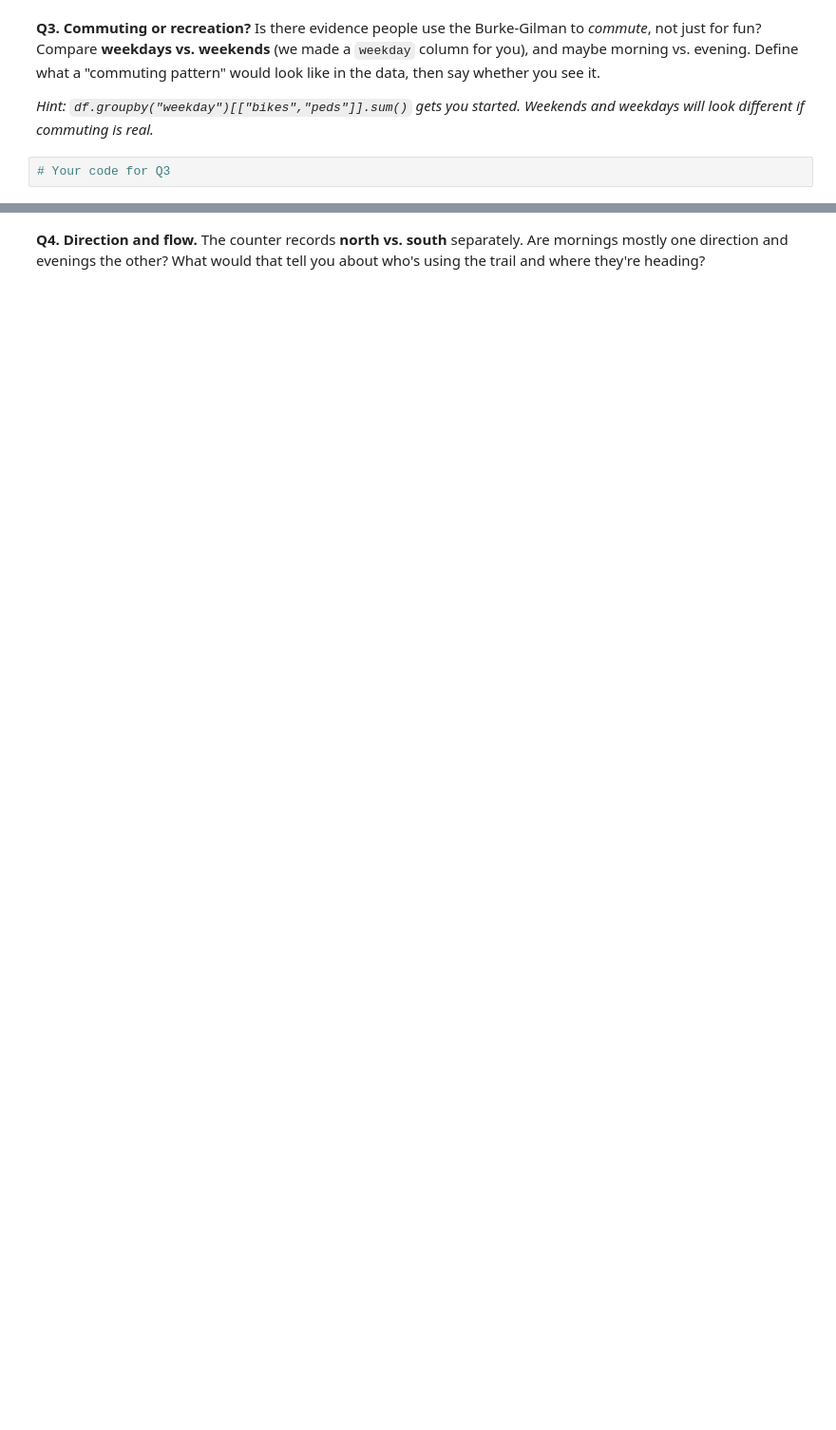
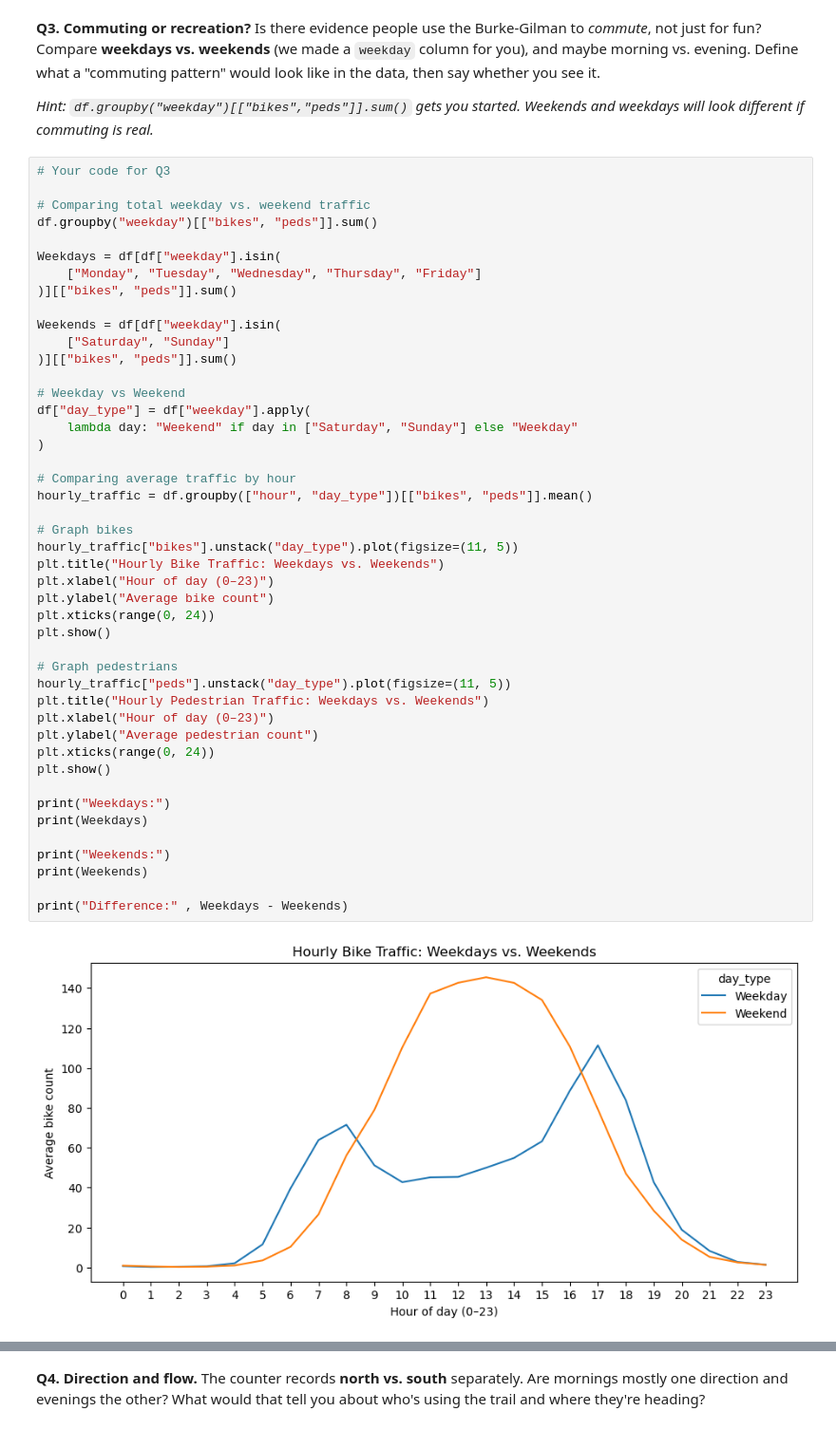
Before and after one commit to samantha0scalia/hcde-410, a Jupyter notebook: A1/A1.ipynb, the cells around one changed output, grey strips where cells are left out. Shown at 95% size. Cells and saved outputs as stored; diff of their text form; blank space fills up the shorter version.

```diff
--- a/A1/A1.ipynb
+++ b/A1/A1.ipynb
@@ -163,3 +198,48 @@ Is there evidence people use the Burke-Gilman to *commute*, not just for fun? Co
 *Hint: `df.groupby("weekday")[["bikes","peds"]].sum()` gets you started. Weekends and weekdays will look different if commuting is real.*
 # %%
 # Your code for Q3
+
+# Comparing total weekday vs. weekend traffic
+df.groupby("weekday")[["bikes", "peds"]].sum()
+
+Weekdays = df[df["weekday"].isin(
+    ["Monday", "Tuesday", "Wednesday", "Thursday", "Friday"]
+)][["bikes", "peds"]].sum()
+
+Weekends = df[df["weekday"].isin(
+    ["Saturday", "Sunday"]
+)][["bikes", "peds"]].sum()
+
+# Weekday vs Weekend
+df["day_type"] = df["weekday"].apply(
+    lambda day: "Weekend" if day in ["Saturday", "Sunday"] else "Weekday"
+)
+
+# Comparing average traffic by hour
+hourly_traffic = df.groupby(["hour", "day_type"])[["bikes", "peds"]].mean()
+
+# Graph bikes
+hourly_traffic["bikes"].unstack("day_type").plot(figsize=(11, 5))
+plt.title("Hourly Bike Traffic: Weekdays vs. Weekends")
+plt.xlabel("Hour of day (0–23)")
+plt.ylabel("Average bike count")
+plt.xticks(range(0, 24))
+plt.show()
+
+# Graph pedestrians
+hourly_traffic["peds"].unstack("day_type").plot(figsize=(11, 5))
+plt.title("Hourly Pedestrian Traffic: Weekdays vs. Weekends")
+plt.xlabel("Hour of day (0–23)")
+plt.ylabel("Average pedestrian count")
+plt.xticks(range(0, 24))
+plt.show()
+
+print("Weekdays:")
+print(Weekdays)
+
+print("Weekends:")
+print(Weekends)
+
+print("Difference:" , Weekdays - Weekends)
+# %% [output]
+[figure, added]
```
Also changed, not shown: parts of 16 cells of this notebook, 2 other files.
